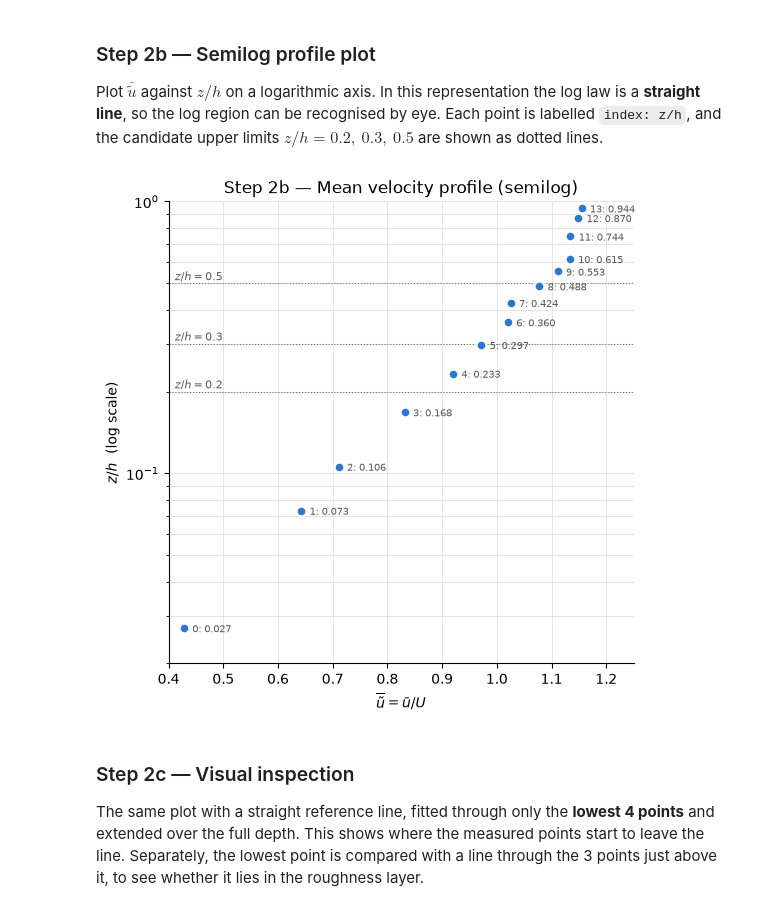
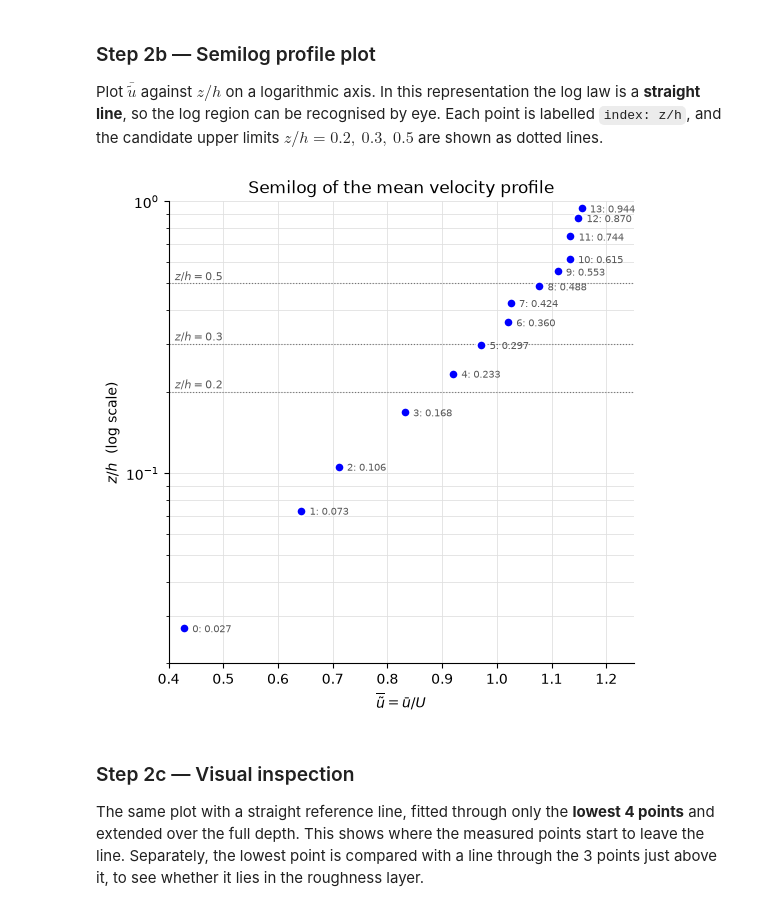
Before and after one commit to AlexanderDzhani/FSI-Group-1-HOS-Fluids-Project, a Jupyter notebook: Flow_Question1/Flowq1_LogFit_LogShear.ipynb, the cells around one changed output. Saved outputs shown, nothing was run; the diff lists cells and outputs as text; code cells hidden in the pictures.

```diff
--- a/Flow_Question1/Flowq1_LogFit_LogShear.ipynb
+++ b/Flow_Question1/Flowq1_LogFit_LogShear.ipynb
@@ -109,35 +115,36 @@ stats = pd.read_csv("profile_stats.csv")
 The log law $\bar{\tilde u} = a\ln(z/h) + b$ is only valid in part of the water column. Step 2 decides **which points to use in the fit**, in three sub-steps (2a–2c).
 It only uses the time-averaged results from Step 1 (`profile_stats.csv`). The raw data files are not reloaded.
 # %%
-# Shared setup for Step 2: load the Step 1 results + common plot style
+#Load the time-averaged results
 stats = pd.read_csv("profile_stats.csv").sort_values("z/h").reset_index(drop=True)
-zh   = stats["z/h"].to_numpy()
-umn  = stats["u_mean"].to_numpy()
-lnz  = np.log(zh)
+z_h   = stats["z/h"].to_numpy()
+u_mn  = stats["u_mean"].to_numpy()
+ln_z  = np.log(z_h)
+
+#Define the parameters kappa and the potential limit cadidates for turbulent flow
 KAPPA = 0.41
-LIMITS = [0.2, 0.3, 0.5]                       # candidate upper limits of the fit range
+LIMITS = [0.2, 0.3, 0.5]
 
-BLUE, ORANGE = "#2a78d6", "#eb6834"
-U_LABEL = r"$\overline{\tilde u} = \bar u / U$"
-Z_LABEL = r"$z/h$  (log scale)"
-YLIM = (0.02, 1.0)
 
+#Create a function to plot the figure with u_mean/U and logarithmic z/h as horizontal and vertical axis, respectively
 def semilog_profile(ax, title):
-    # Semilog profile: u_mean/U horizontal, z/h vertical (log). Log law = straight line.
     for lim in LIMITS:
         ax.axhline(lim, color="0.45", lw=0.8, ls=":")
         ax.text(0.405, lim, f" $z/h = {lim}$", va="bottom", fontsize=8, color="0.35")
-    ax.plot(umn, zh, "o", color=BLUE, ms=7, mec="white", mew=1.5, zorder=3, label="measured")
-    for i, (x, y) in enumerate(zip(umn, zh)):
-        ax.annotate(f"{i}: {y:.3f}", (x, y), xytext=(6, -3), textcoords="offset points",
-                    fontsize=7, color="0.35")
+
+    ax.plot(u_mn, z_h, "o", color='b', ms=7, mec="white", mew=1.5, zorder=3, label="Measured")
+
+    for i, (x, y) in enumerate(zip(u_mn, z_h)):
+        ax.annotate(f"{i}: {y:.3f}", (x, y), xytext=(6, -3), textcoords="offset points", fontsize=7, color="0.35")
+
     ax.set_yscale("log")
-    ax.set_ylim(*YLIM)
+    ax.set_ylim(0.02, 1.0)
     ax.set_xlim(0.4, 1.25)
-    ax.set_xlabel(U_LABEL)
-    ax.set_ylabel(Z_LABEL)
+    ax.set_xlabel(r"$\overline{\tilde u} = \bar u / U$")
+    ax.set_ylabel(r"$z/h$  (log scale)")
     ax.set_title(title)
     ax.grid(True, which="both", color="0.88", lw=0.6)
+
     for s in ("top", "right"):
         ax.spines[s].set_visible(False)
 # %% [markdown]
@@ -162,11 +169,12 @@ pd.DataFrame({"z/h": z_check, "tau/tau_b = 1 - z/h": 1 - z_check}).style.hide(ax
 
 Plot $\bar{\tilde u}$ against $z/h$ on a logarithmic axis. In this representation the log law is a **straight line**, so the log region can be recognised by eye. Each point is labelled `index: z/h`, and the candidate upper limits $z/h = 0.2,\ 0.3,\ 0.5$ are shown as dotted lines.
 # %%
+#Plot u against z/h log scale
 fig, ax = plt.subplots(figsize=(6, 6))
-semilog_profile(ax, "Step 2b — Mean velocity profile (semilog)")
+semilog_profile(ax, "Semilog of the mean velocity profile")
 plt.show()
 # %% [output]
-[figure, old version]
+[figure, new version]
 # %% [markdown]
 ### Step 2c — Visual inspection
 
```
Also changed, not shown: parts of 7 cells of this notebook, 19 other files.
